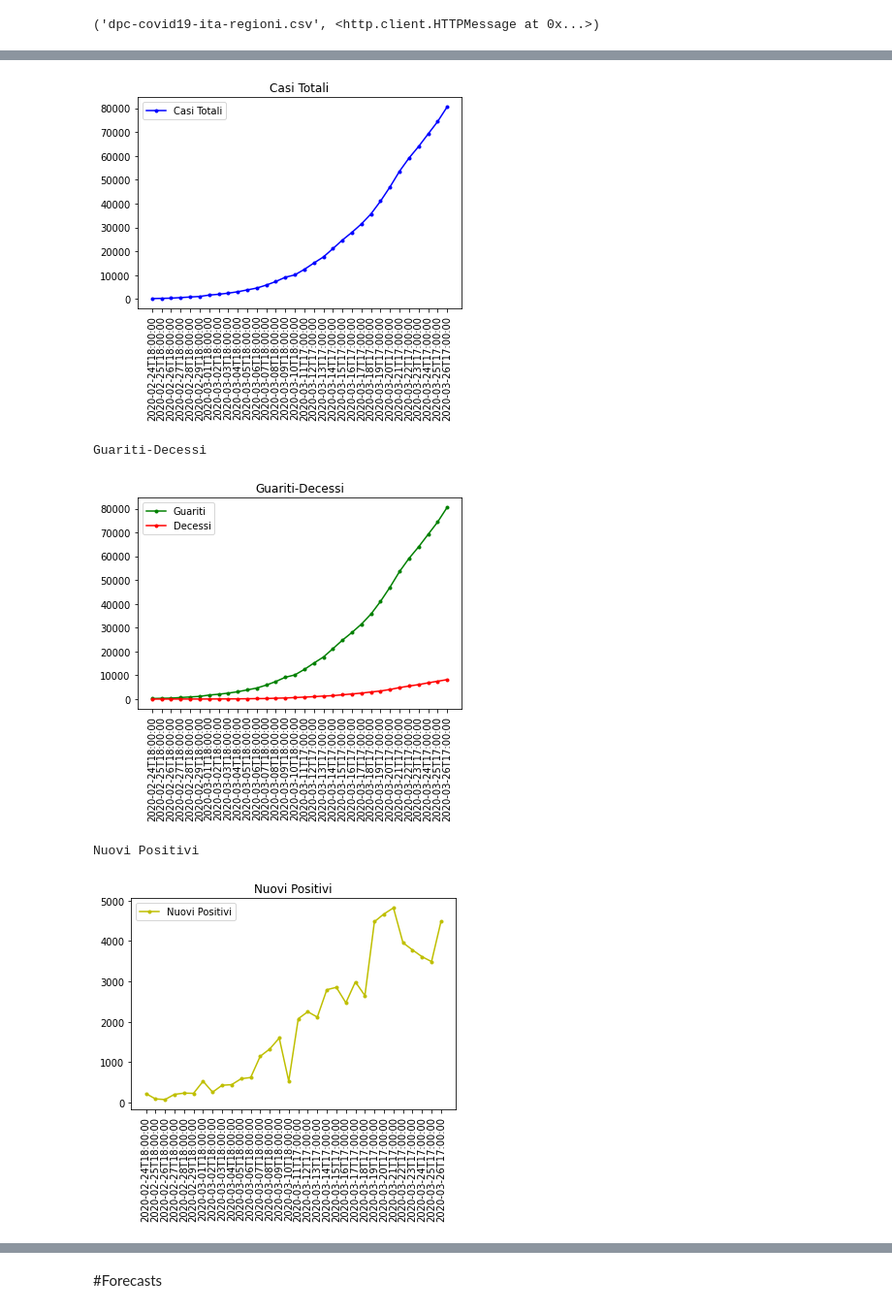
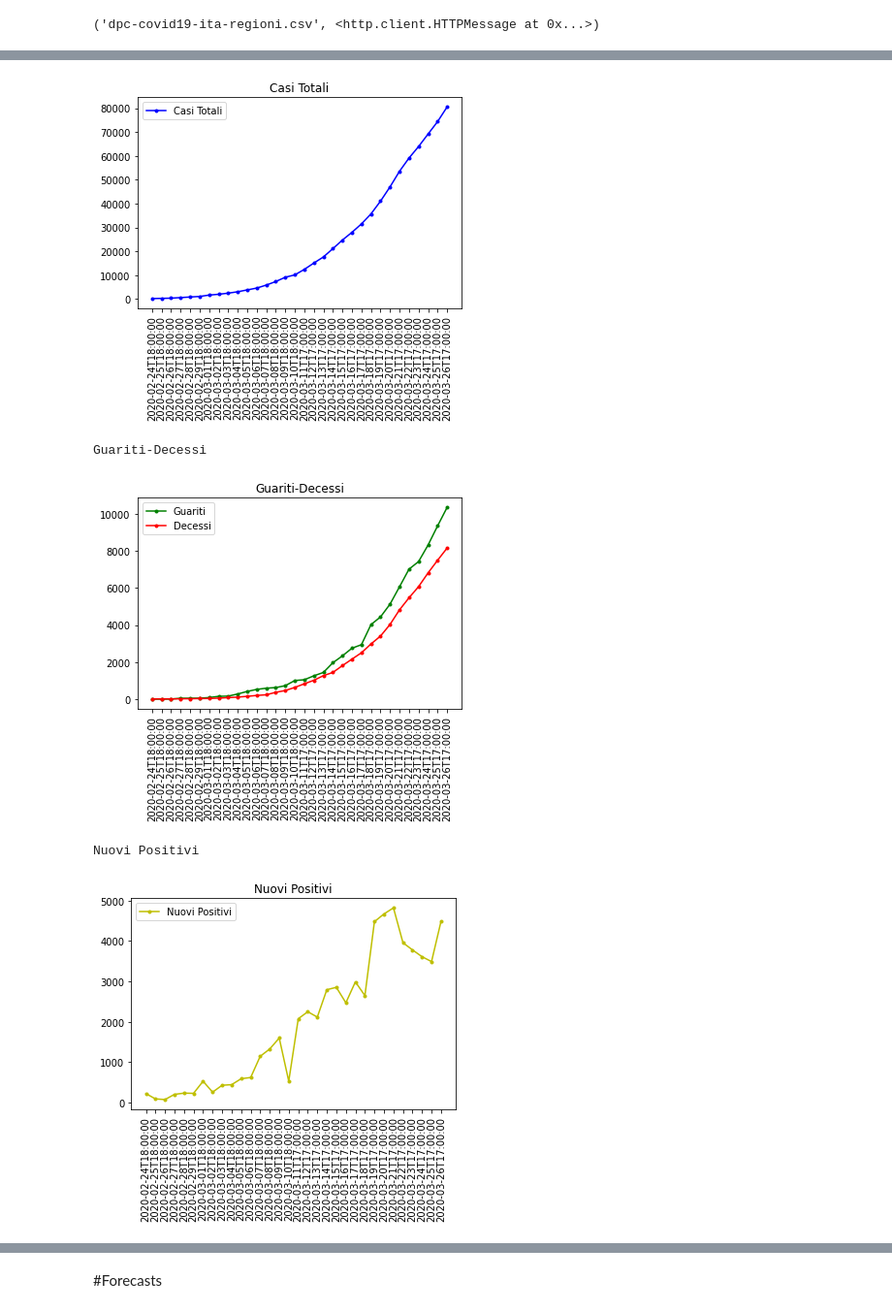
Before and after one commit to linker81/COVID19-Italy, a Jupyter notebook: COVID19_Italy.ipynb, the cells around one changed output, grey strips where cells are left out. Shown at 97% size. Drawn from its saved outputs; the diff is of its cells as text; code cells hidden in the pictures.

Commit message:
BugFixing in Guariti-Deceduti Plot

```diff
--- a/COVID19_Italy.ipynb
+++ b/COVID19_Italy.ipynb
@@ -73,34 +73,34 @@ def plot_figure(dates, value, colors, legends, title=''):
 # %%
 plot_figure(dates_col, tot_casi_col, 'b', legends=['Casi Totali'],
             title='Casi Totali')
 
-plot_figure(dates_col, [tot_casi_col, tot_deaths_col], ['g', 'r'],
+plot_figure(dates_col, [tot_healed_col, tot_deaths_col], ['g', 'r'],
             legends=['Guariti', 'Decessi'],
             title='Guariti-Decessi')
 
 plot_figure(dates_col, new_positive_col, 'y', legends=['Nuovi Positivi'],
             title = 'Nuovi Positivi')
 
 plot_figure(dates_col, [tot_swabs_col, tot_actual_positive_col], ['c', 'm'],
             legends=['Tamponi', 'Totale Positivi'],
             title='Tamponi-Totale Positivi')
 
 plot_figure(dates_col, [tot_hospitalized, intensitive_care, tot_dom],
             ['g', 'r', 'b'], legends=['Ricoverati con sintomi', 'Terapia Intesiva', 'Domiciliari'],
             title='Ricoverati con sintomi - Terapia Intesiva - Domiciliari')
 
 plot_figure(dates_col, [tot_actual_positive_col, tot_deaths_col],
-            ['m', 'r'], legends=['Positivi', 'Decessi'],
-            title='Positivi - Decessi')
+            ['m', 'r'], legends=['Attualmente Positivi', 'Decessi'],
+            title='Attualmente Positivi - Decessi')
 # %% [output]
 Casi Totali
 To register the converters:
         >>> from pandas.plotting import register_matplotlib_converters
         >>> register_matplotlib_converters()
   warnings.warn(msg, FutureWarning)
 [figure]
 Guariti-Decessi
-[figure, old version]
+[figure, new version]
 Nuovi Positivi
 [figure]
 Tamponi-Totale Positivi
```
Also changed, not shown: parts of 3 cells of this notebook.
